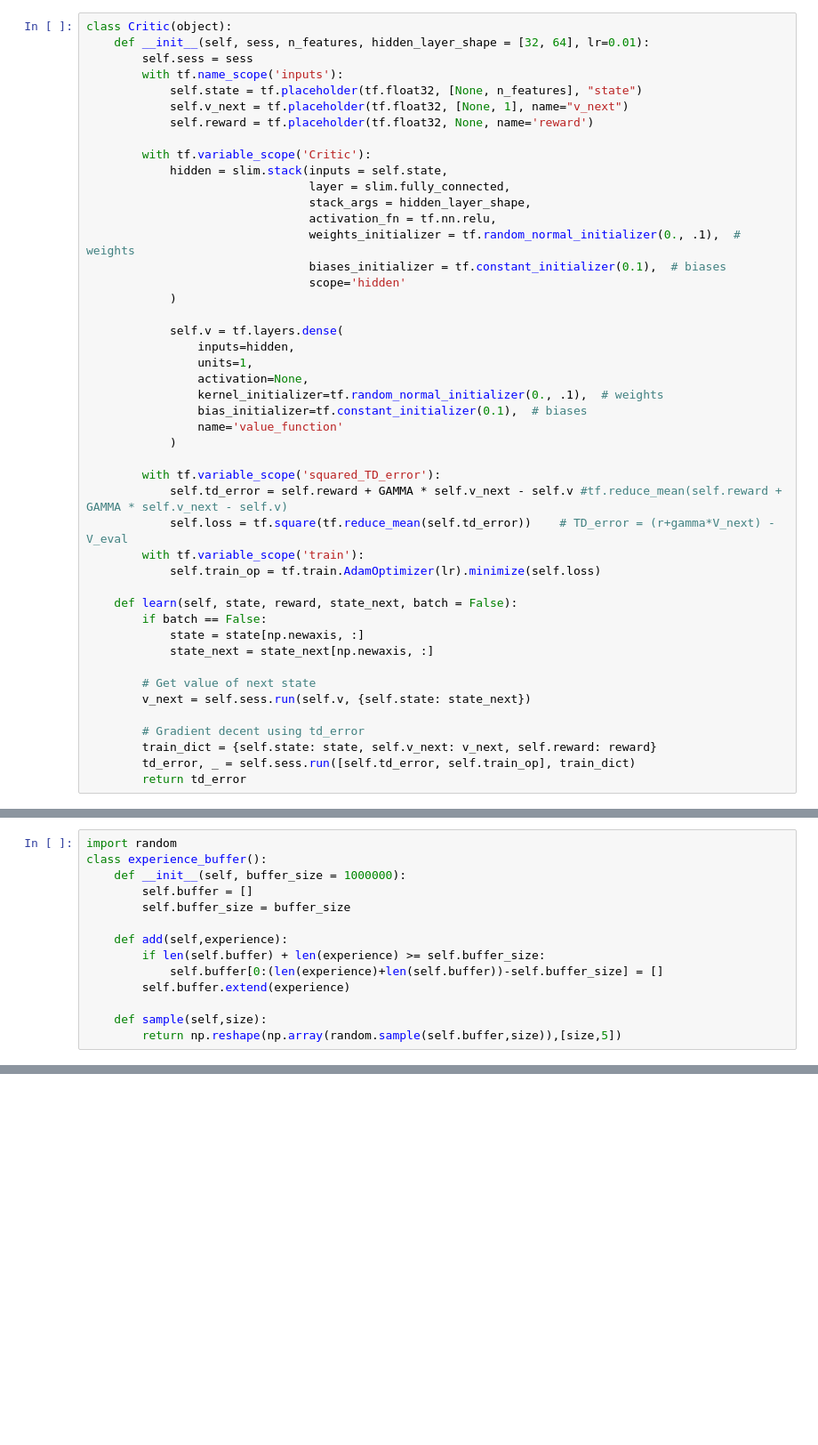
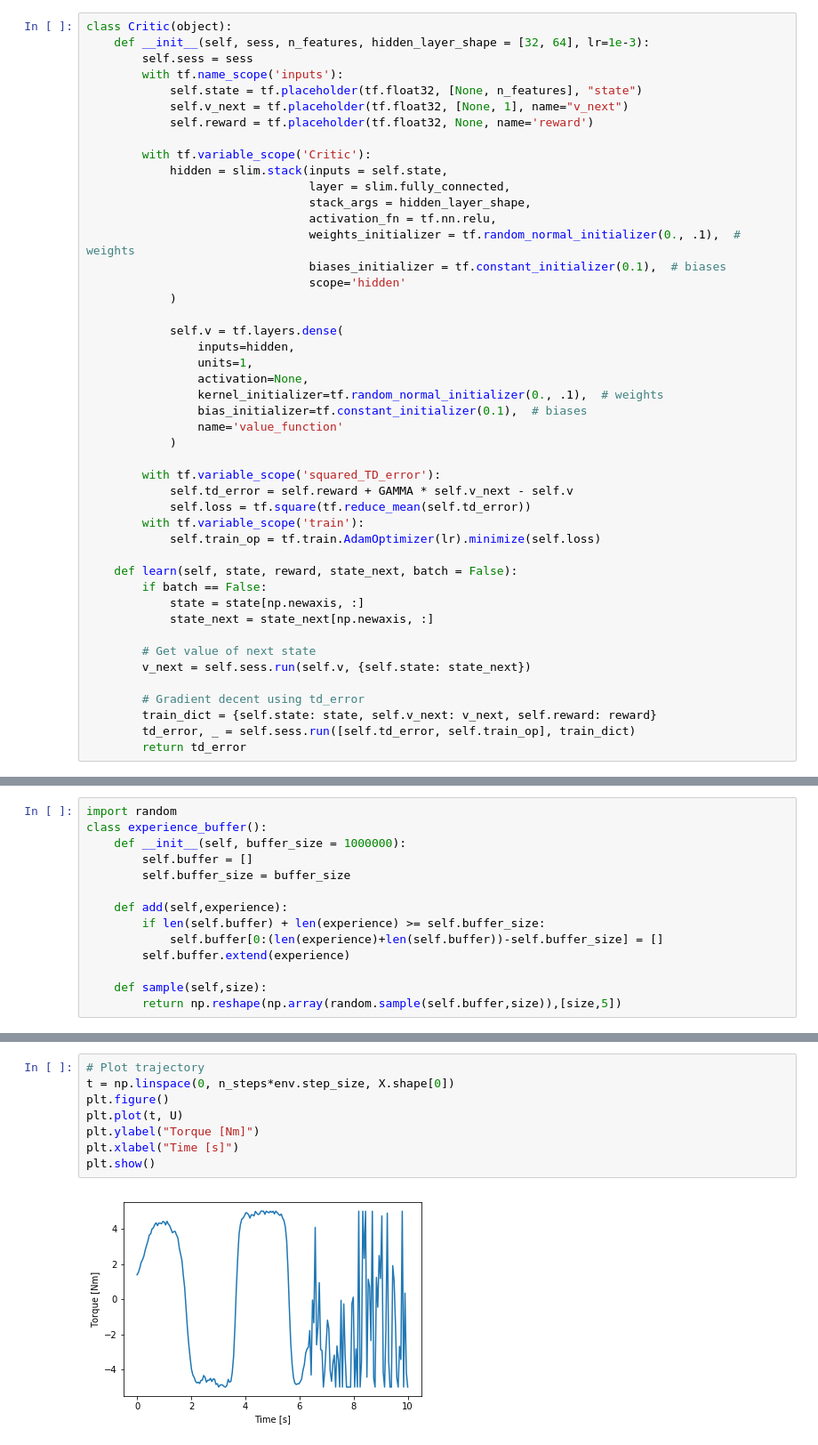
Before and after one commit to leac123/RL-project, a Jupyter notebook: Actor critic/Actor-Critic.ipynb, the cells around one changed output, grey strips where cells are left out. Shown at 89% size. Saved outputs shown, nothing was run; the diff lists cells and outputs as text; blank space fills up the shorter version.

```diff
--- a/Actor critic/Actor-Critic.ipynb
+++ b/Actor critic/Actor-Critic.ipynb
@@ -98,7 +119,7 @@ class Actor(object):
 The critic is responsible for estimating the value function of the policy the actor is following. It does so by using a neural network to parameterize the value function $V(s)$. To find the best parameterization of the value function the critic learns by updating the value function using the temporal difference error $r + \gamma V(s') - V(s)$ whith the loss function as the squared temporal difference error.
 # %%
 class Critic(object):
-    def __init__(self, sess, n_features, hidden_layer_shape = [32, 64], lr=0.01):
+    def __init__(self, sess, n_features, hidden_layer_shape = [32, 64], lr=1e-3):
         self.sess = sess
         with tf.name_scope('inputs'):
             self.state = tf.placeholder(tf.float32, [None, n_features], "state")
@@ -125,8 +146,8 @@ class Critic(object):
             )
 
         with tf.variable_scope('squared_TD_error'):
-            self.td_error = self.reward + GAMMA * self.v_next - self.v #tf.reduce_mean(self.reward + GAMMA * self.v_next - self.v)
-            self.loss = tf.square(tf.reduce_mean(self.td_error))    # TD_error = (r+gamma*V_next) - V_eval
+            self.td_error = self.reward + GAMMA * self.v_next - self.v
+            self.loss = tf.square(tf.reduce_mean(self.td_error))
         with tf.variable_scope('train'):
             self.train_op = tf.train.AdamOptimizer(lr).minimize(self.loss)
 
@@ -291,0 +355,10 @@ for i_episode in range(MAX_EPISODE):
+# %%
+# Plot trajectory
+t = np.linspace(0, n_steps*env.step_size, X.shape[0])
+plt.figure()
+plt.plot(t, U)
+plt.ylabel("Torque [Nm]")
+plt.xlabel("Time [s]")
+plt.show()
+# %% [output]
+[figure, added]
```
Also changed, not shown: parts of 11 cells of this notebook.
